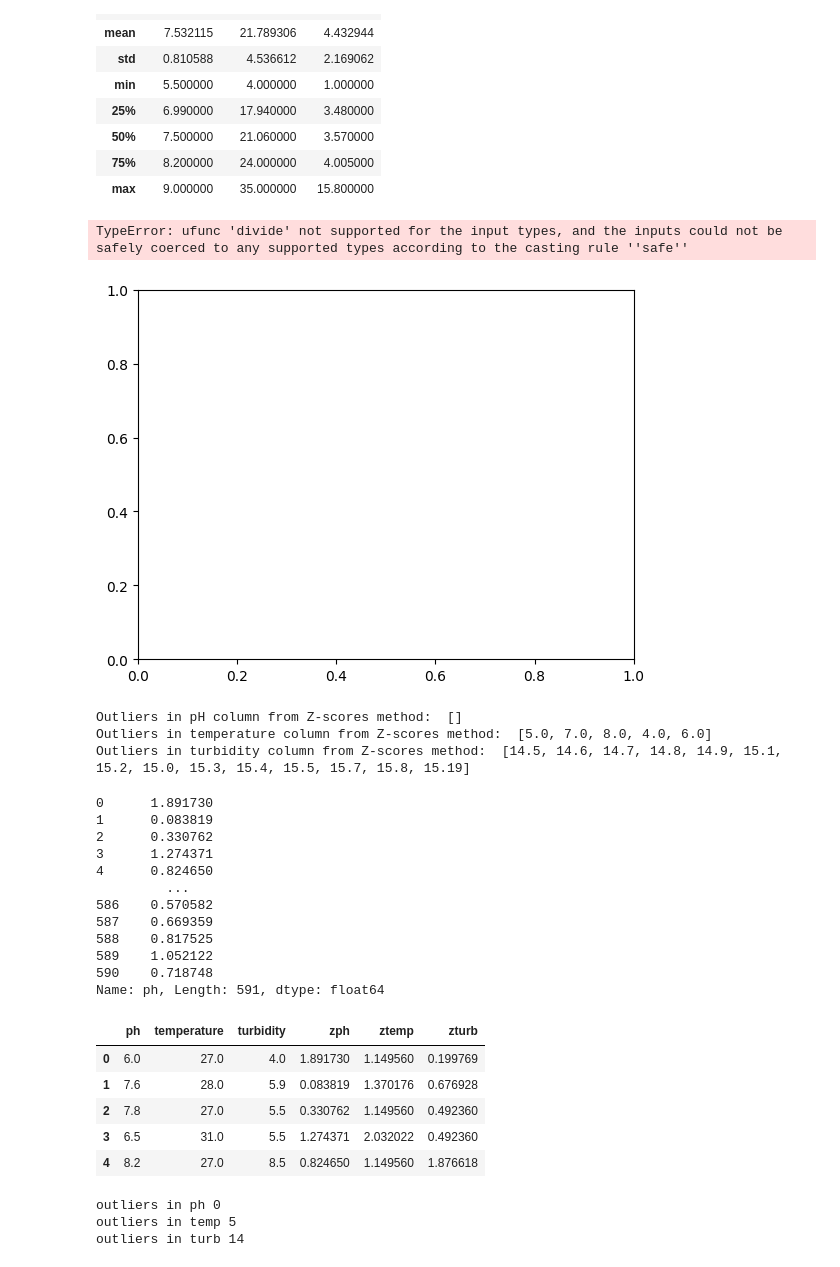
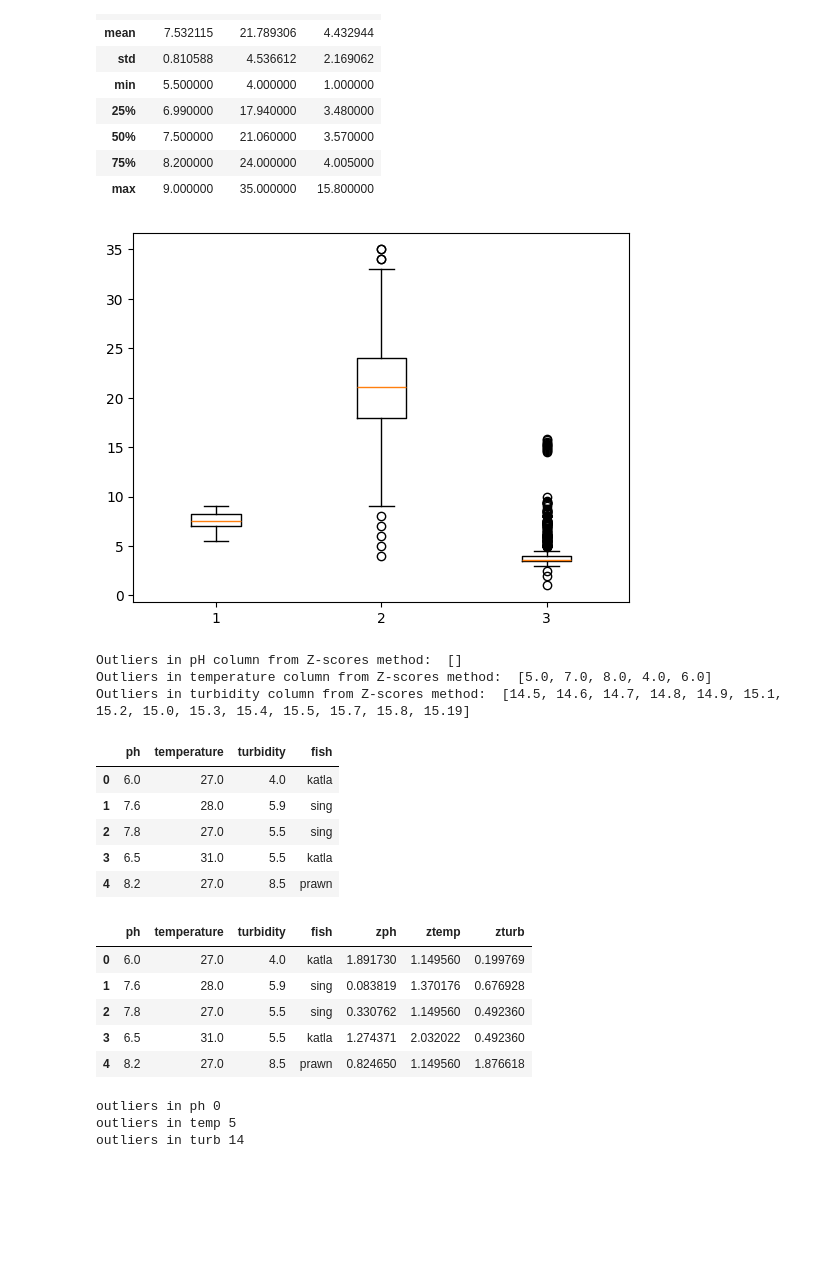
Before and after one commit to vvrgit/Aquaculture, a Jupyter notebook: Aquaculture_Data_Preprocessing_Fish_Species.ipynb, the cells around one changed output. Cells and saved outputs as stored; diff of their text form; code cells hidden in the pictures; blank space fills up the shorter version.

```diff
--- a/Aquaculture_Data_Preprocessing_Fish_Species.ipynb
+++ b/Aquaculture_Data_Preprocessing_Fish_Species.ipynb
@@ -32,6 +32,6 @@ sns.heatmap(matrix, cmap="Greens", annot=True)
 <Axes: >
 [figure]
 # %%
-data=pd.read_excel("/content/AWD - Copy.xlsx")
+data=pd.read_csv("/content/realfishdataset - Kaggle.csv")
 data.head()
 # %% [output]
@@ -101,12 +73,12 @@ df.describe()
 | max | 9.000000 | 35.000000 | 15.800000 |
 # %%
 # Creating plot
+df=data[["ph","temperature","turbidity"]]
 plt.boxplot(df)
 # show plot
 plt.show()
 # %% [output]
-TypeError: ufunc 'divide' not supported for the input types, and the inputs could not be safely coerced to any supported types according to the casting rule ''safe''
-[figure, old version]
+[figure, new version]
 # %%
 def detect_outliers_zscore(data):
     outliers = []
@@ -134,21 +106,15 @@ Outliers in temperature column from Z-scores method:  [5.0, 7.0, 8.0, 4.0, 6.0]
 Outliers in turbidity column from Z-scores method:  [14.5, 14.6, 14.7, 14.8, 14.9, 15.1, 15.2, 15.0, 15.3, 15.4, 15.5, 15.7, 15.8, 15.19]
 # %%
 from scipy.stats import zscore
-zph = np.abs(zscore(data1['ph']))
-ztemp = np.abs(zscore(data1['temperature']))
-zturb = np.abs(zscore(data1['turbidity']))
-print(zph)
+zph = np.abs(zscore(data['ph']))
+ztemp = np.abs(zscore(data['temperature']))
+zturb = np.abs(zscore(data['turbidity']))
+data.head()
 # %% [output]
-0      1.891730
-1      0.083819
-2      0.330762
-3      1.274371
-4      0.824650
-         ...
-586    0.570582
-587    0.669359
-588    0.817525
-589    1.052122
-590    0.718748
-Name: ph, Length: 591, dtype: float64
+|  | ph | temperature | turbidity | fish |
+| 0 | 6.0 | 27.0 | 4.0 | katla |
+| 1 | 7.6 | 28.0 | 5.9 | sing |
+| 2 | 7.8 | 27.0 | 5.5 | sing |
+| 3 | 6.5 | 31.0 | 5.5 | katla |
+| 4 | 8.2 | 27.0 | 8.5 | prawn |
 # %%
@@ -158,12 +124,12 @@ data1['zturb'] = zturb
 # %%
-data1.head()
+data.head()
 # %% [output]
-|  | ph | temperature | turbidity | zph | ztemp | zturb |
-| 0 | 6.0 | 27.0 | 4.0 | 1.891730 | 1.149560 | 0.199769 |
-| 1 | 7.6 | 28.0 | 5.9 | 0.083819 | 1.370176 | 0.676928 |
-| 2 | 7.8 | 27.0 | 5.5 | 0.330762 | 1.149560 | 0.492360 |
-| 3 | 6.5 | 31.0 | 5.5 | 1.274371 | 2.032022 | 0.492360 |
-| 4 | 8.2 | 27.0 | 8.5 | 0.824650 | 1.149560 | 1.876618 |
+|  | ph | temperature | turbidity | fish | zph | ztemp | zturb |
+| 0 | 6.0 | 27.0 | 4.0 | katla | 1.891730 | 1.149560 | 0.199769 |
+| 1 | 7.6 | 28.0 | 5.9 | sing | 0.083819 | 1.370176 | 0.676928 |
+| 2 | 7.8 | 27.0 | 5.5 | sing | 0.330762 | 1.149560 | 0.492360 |
+| 3 | 6.5 | 31.0 | 5.5 | katla | 1.274371 | 2.032022 | 0.492360 |
+| 4 | 8.2 | 27.0 | 8.5 | prawn | 0.824650 | 1.149560 | 1.876618 |
 # %%
 outliers_ph=len(data1[data1['zph']>3])
 outliers_temp=len(data1[data1['ztemp']>3])
```
Also changed, not shown: parts of 15 cells of this notebook.
